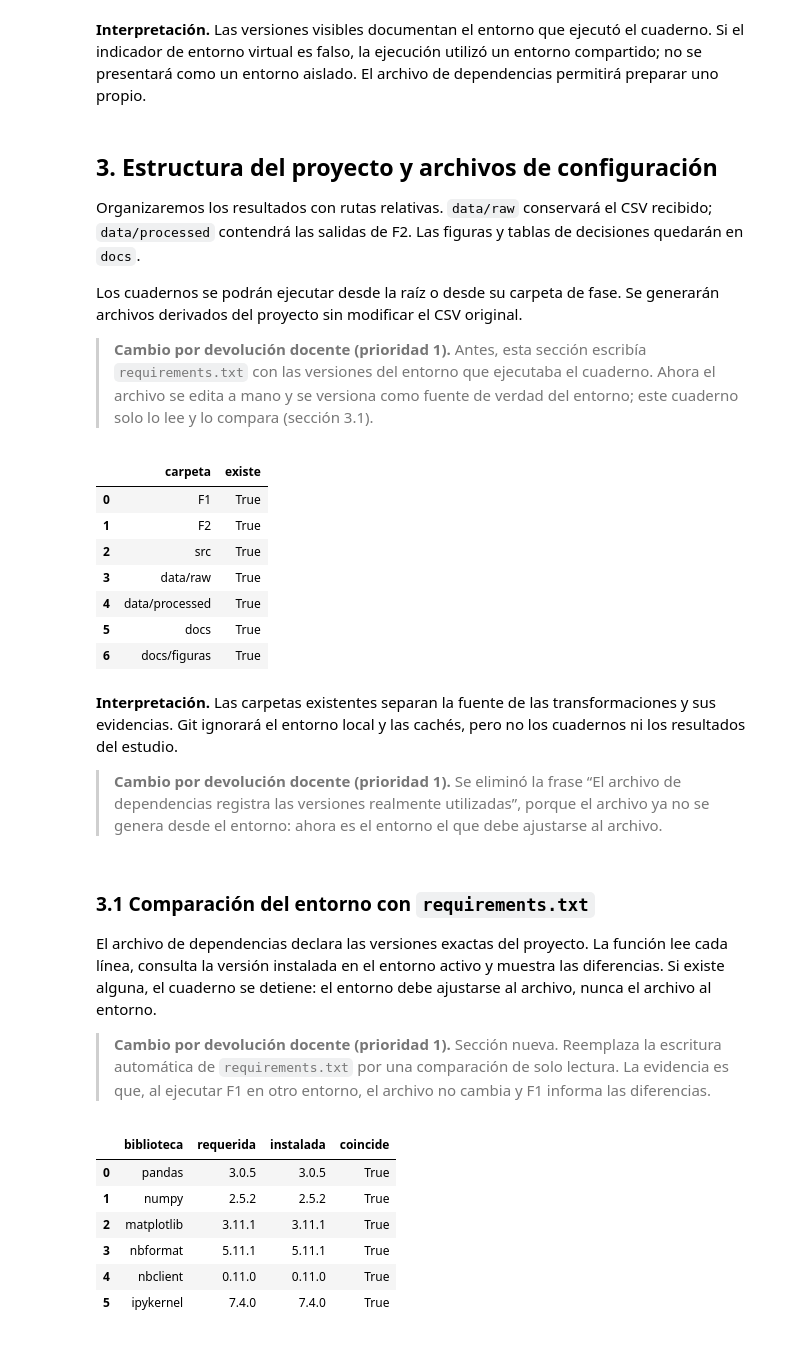
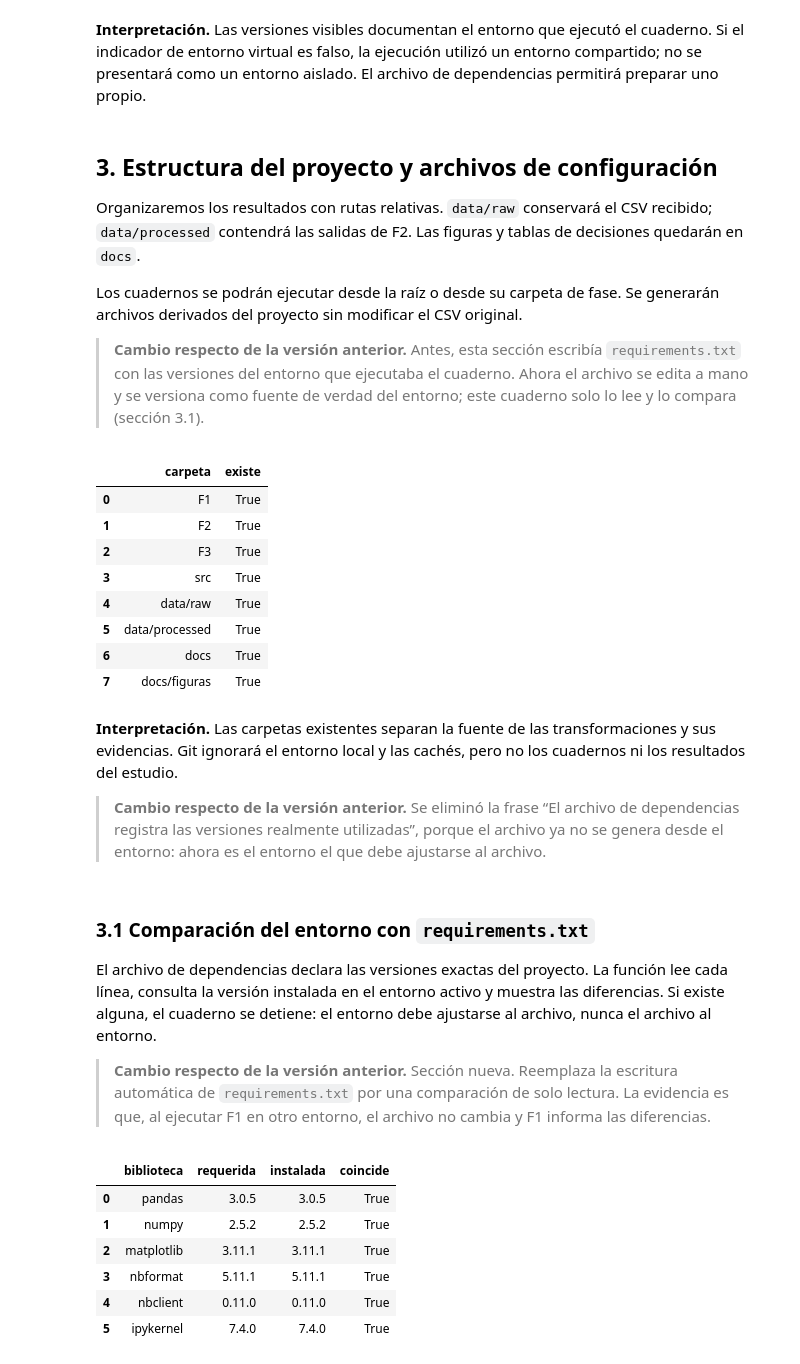
Before and after one commit to christopherulloarojas/grupo1-proyecto-mcdi500, a Jupyter notebook: F1/Grupo1_F1_Definicion.ipynb, the cells around one changed output. Saved outputs shown, nothing was run; the diff lists cells and outputs as text; code cells hidden in the pictures.

```diff
--- a/F1/Grupo1_F1_Definicion.ipynb
+++ b/F1/Grupo1_F1_Definicion.ipynb
@@ -271,44 +271,45 @@ Organizaremos los resultados con rutas relativas. `data/raw` conservará el CSV
 
 Los cuadernos se podrán ejecutar desde la raíz o desde su carpeta de fase. Se generarán archivos derivados del proyecto sin modificar el CSV original.
 
-> **Cambio por devolución docente (prioridad 1).** Antes, esta sección escribía `requirements.txt` con las versiones del entorno que ejecutaba el cuaderno. Ahora el archivo se edita a mano y se versiona como fuente de verdad del entorno; este cuaderno solo lo lee y lo compara (sección 3.1).
+> **Cambio respecto de la versión anterior.** Antes, esta sección escribía `requirements.txt` con las versiones del entorno que ejecutaba el cuaderno. Ahora el archivo se edita a mano y se versiona como fuente de verdad del entorno; este cuaderno solo lo lee y lo compara (sección 3.1).
 # %%
 def localizar_raiz(inicio=None):
-    """Devuelve la raíz desde la carpeta del proyecto o desde F1/F2."""
+    """Devuelve la raíz desde la carpeta del proyecto o desde una carpeta de fase."""
     carpeta = Path.cwd() if inicio is None else Path(inicio)
-    return carpeta.parent if carpeta.name in {"F1", "F2"} else carpeta
+    return carpeta.parent if carpeta.name in {"F1", "F2", "F3"} else carpeta
 
 RAIZ = localizar_raiz()
-CARPETAS = ["F1", "F2", "src", "data/raw", "data/processed", "docs", "docs/figuras"]
+CARPETAS = ["F1", "F2", "F3", "src", "data/raw", "data/processed", "docs", "docs/figuras"]
 for carpeta in CARPETAS:
     (RAIZ / carpeta).mkdir(parents=True, exist_ok=True)
 
-# --- CAMBIO (devolución docente, prioridad 1) ----------------------------------------------
+# --- CAMBIO (reproducibilidad del entorno) -------------------------------------------------
 # ANTES: el cuaderno reescribía requirements.txt con las versiones del entorno que lo ejecutaba.
 # PROBLEMA: al ejecutarlo en otro equipo, el archivo cambiaba y dejaba de describir el entorno
 # del proyecto, lo que debilitaba la reproducibilidad.
 # AHORA: requirements.txt se edita a mano y se versiona; la sección 3.1 lo compara con el entorno.
 # dependencias = [f"{nombre}=={version}" for nombre, version in versiones.items()]
 # (RAIZ / "requirements.txt").write_text("\n".join(dependencias) + "\n", encoding="utf-8")
 # ---------------------------------------------------------------------------------------------
 (RAIZ / ".gitignore").write_text(".venv/\n__pycache__/\n.ipynb_checkpoints/\n.env\n", encoding="utf-8")
 display(pd.DataFrame({"carpeta": CARPETAS, "existe": [(RAIZ / c).is_dir() for c in CARPETAS]}))
 # %% [output]
 |  | carpeta | existe |
 | 0 | F1 | True |
 | 1 | F2 | True |
-| 2 | src | True |
-| 3 | data/raw | True |
-| 4 | data/processed | True |
-| 5 | docs | True |
-| 6 | docs/figuras | True |
+| 2 | F3 | True |
+| 3 | src | True |
+| 4 | data/raw | True |
+| 5 | data/processed | True |
+| 6 | docs | True |
+| 7 | docs/figuras | True |
 # %% [markdown]
 **Interpretación.** Las carpetas existentes separan la fuente de las transformaciones y sus evidencias. Git ignorará el entorno local y las cachés, pero no los cuadernos ni los resultados del estudio.
 
-> **Cambio por devolución docente (prioridad 1).** Se eliminó la frase “El archivo de dependencias registra las versiones realmente utilizadas”, porque el archivo ya no se genera desde el entorno: ahora es el entorno el que debe ajustarse al archivo.
+> **Cambio respecto de la versión anterior.** Se eliminó la frase “El archivo de dependencias registra las versiones realmente utilizadas”, porque el archivo ya no se genera desde el entorno: ahora es el entorno el que debe ajustarse al archivo.
 # %% [markdown]
 ### 3.1 Comparación del entorno con `requirements.txt`
 El archivo de dependencias declara las versiones exactas del proyecto. La función lee cada línea, consulta la versión instalada en el entorno activo y muestra las diferencias. Si existe alguna, el cuaderno se detiene: el entorno debe ajustarse al archivo, nunca el archivo al entorno.
 
-> **Cambio por devolución docente (prioridad 1).** Sección nueva. Reemplaza la escritura automática de `requirements.txt` por una comparación de solo lectura. La evidencia es que, al ejecutar F1 en otro entorno, el archivo no cambia y F1 informa las diferencias.
+> **Cambio respecto de la versión anterior.** Sección nueva. Reemplaza la escritura automática de `requirements.txt` por una comparación de solo lectura. La evidencia es que, al ejecutar F1 en otro entorno, el archivo no cambia y F1 informa las diferencias.
 # %%
```
Also changed, not shown: parts of 7 cells of this notebook, 13 other files.
